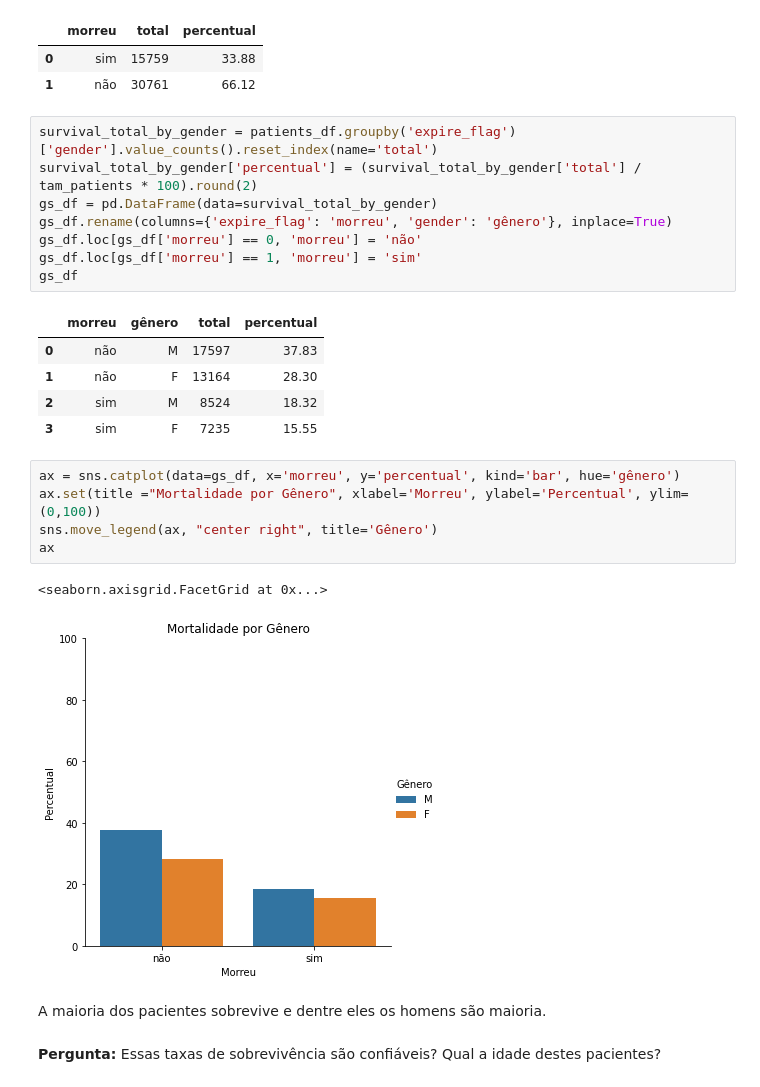
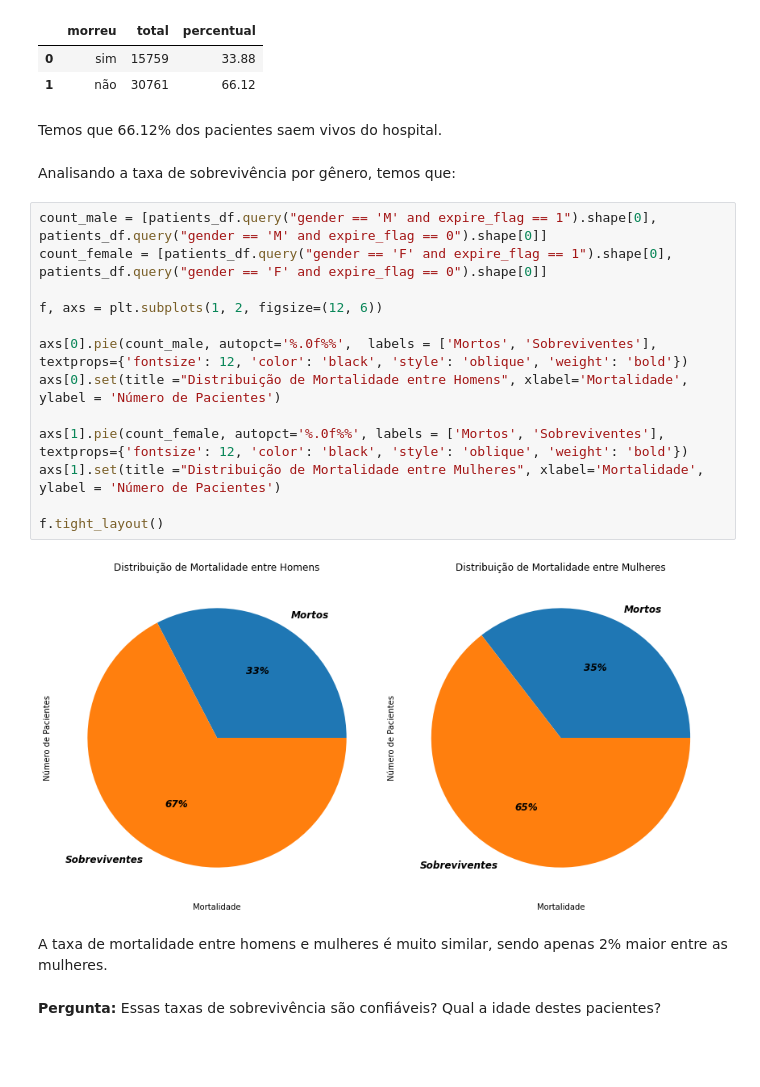
Before and after one commit to camila-cg/mimic-3, a Jupyter notebook: análise-exploratória.ipynb, the cells around one changed output. Cells and saved outputs as stored; diff of their text form; blank space fills up the shorter version.

```diff
--- a/análise-exploratória.ipynb
+++ b/análise-exploratória.ipynb
@@ -64,30 +47,27 @@ survival_total
 |  | morreu | total | percentual |
 | 0 | sim | 15759 | 33.88 |
 | 1 | não | 30761 | 66.12 |
-# %%
-survival_total_by_gender = patients_df.groupby('expire_flag')['gender'].value_counts().reset_index(name='total')
-survival_total_by_gender['percentual'] = (survival_total_by_gender['total'] / tam_patients * 100).round(2)
-gs_df = pd.DataFrame(data=survival_total_by_gender)
-gs_df.rename(columns={'expire_flag': 'morreu', 'gender': 'gênero'}, inplace=True)
-gs_df.loc[gs_df['morreu'] == 0, 'morreu'] = 'não'
-gs_df.loc[gs_df['morreu'] == 1, 'morreu'] = 'sim'
-gs_df
-# %% [output]
-|  | morreu | gênero | total | percentual |
-| 0 | não | M | 17597 | 37.83 |
-| 1 | não | F | 13164 | 28.30 |
-| 2 | sim | M | 8524 | 18.32 |
-| 3 | sim | F | 7235 | 15.55 |
-# %%
-ax = sns.catplot(data=gs_df, x='morreu', y='percentual', kind='bar', hue='gênero')
-ax.set(title ="Mortalidade por Gênero", xlabel='Morreu', ylabel='Percentual', ylim=(0,100))
-sns.move_legend(ax, "center right", title='Gênero')
-ax
-# %% [output]
-<seaborn.axisgrid.FacetGrid at 0x...>
-[figure, removed]
-# %% [markdown]
-A maioria dos pacientes sobrevive e dentre eles os homens são maioria.
+# %% [markdown]
+Temos que 66.12% dos pacientes saem vivos do hospital.
+# %% [markdown]
+Analisando a taxa de sobrevivência por gênero, temos que:
+# %%
+count_male = [patients_df.query("gender == 'M' and expire_flag == 1").shape[0], patients_df.query("gender == 'M' and expire_flag == 0").shape[0]]
+count_female = [patients_df.query("gender == 'F' and expire_flag == 1").shape[0], patients_df.query("gender == 'F' and expire_flag == 0").shape[0]]
+
+f, axs = plt.subplots(1, 2, figsize=(12, 6))
+
+axs[0].pie(count_male, autopct='%.0f%%',  labels = ['Mortos', 'Sobreviventes'], textprops={'fontsize': 12, 'color': 'black', 'style': 'oblique', 'weight': 'bold'})
+axs[0].set(title ="Distribuição de Mortalidade entre Homens", xlabel='Mortalidade', ylabel = 'Número de Pacientes')
+
+axs[1].pie(count_female, autopct='%.0f%%', labels = ['Mortos', 'Sobreviventes'], textprops={'fontsize': 12, 'color': 'black', 'style': 'oblique', 'weight': 'bold'})
+axs[1].set(title ="Distribuição de Mortalidade entre Mulheres", xlabel='Mortalidade', ylabel = 'Número de Pacientes')
+
+f.tight_layout()
+# %% [output]
+[figure, added]
+# %% [markdown]
+A taxa de mortalidade entre homens e mulheres é muito similar, sendo apenas 2% maior entre as mulheres.
 # %% [markdown]
 **Pergunta:** Essas taxas de sobrevivência são confiáveis? Qual a idade destes pacientes?
 # %% [markdown]
```
Also changed, not shown: parts of 19 cells of this notebook, 1 other file.
